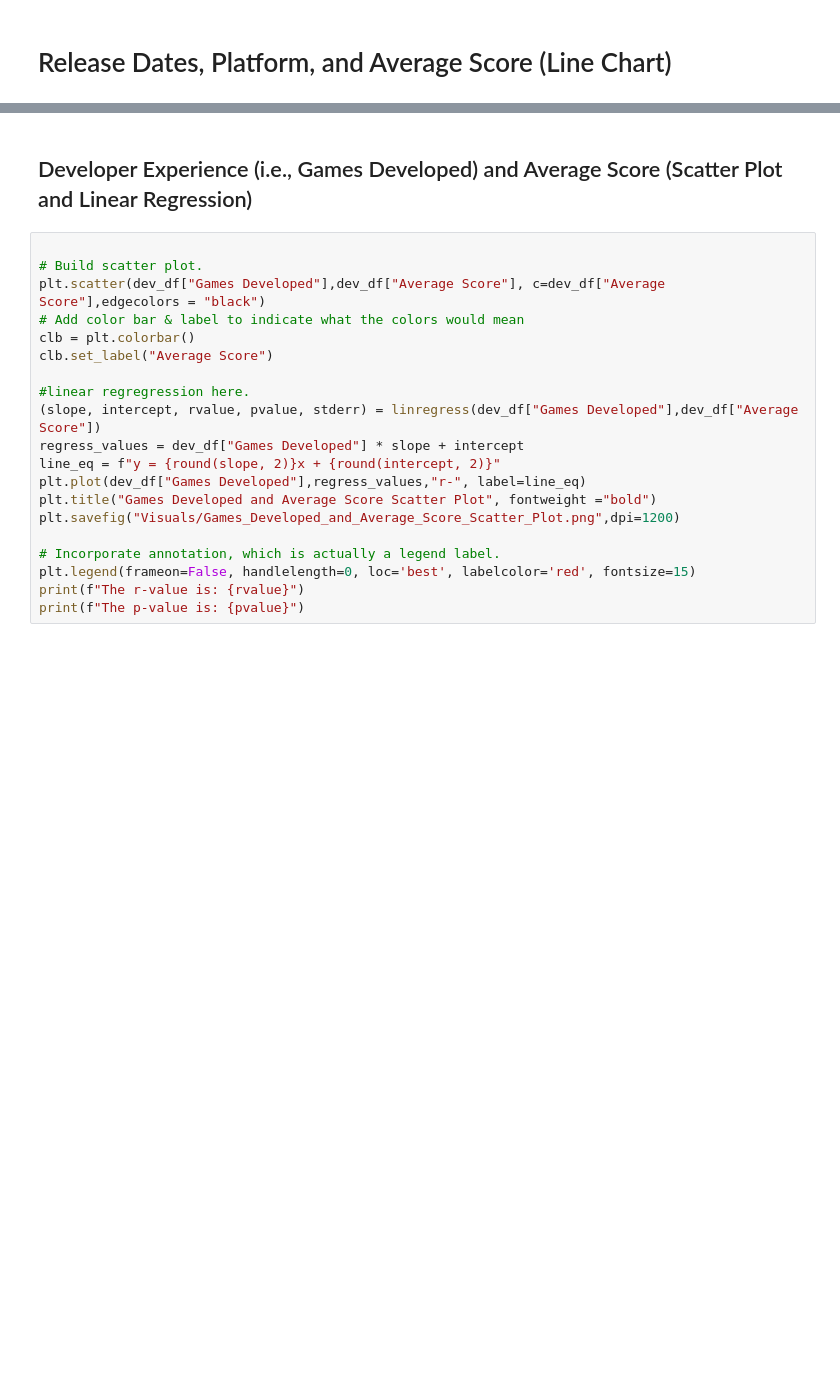
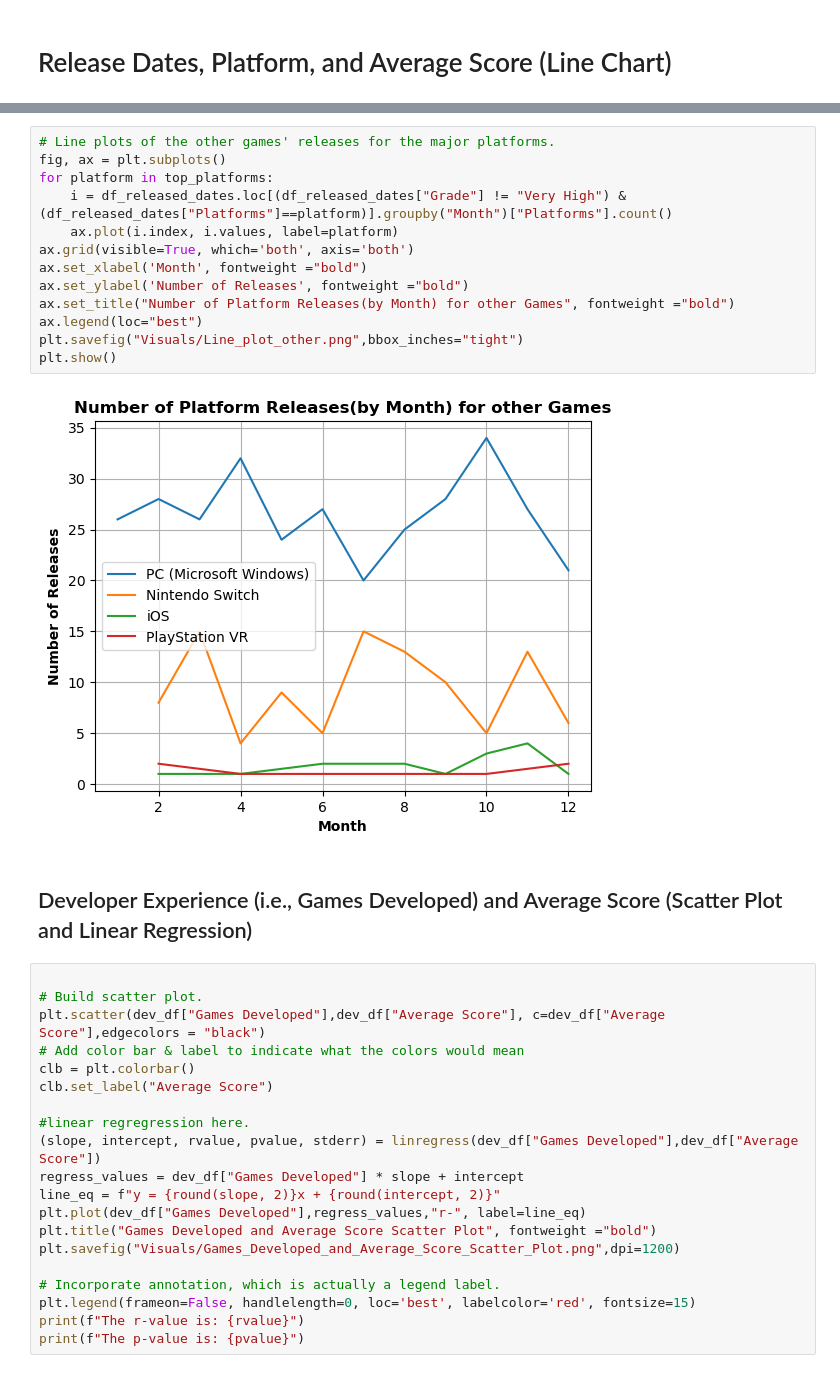
Before and after one commit to nlabern/Project_1_Steam_PC_, a Jupyter notebook: Data-analysis.ipynb, the cells around one changed output, grey strips where cells are left out. Saved outputs shown, nothing was run; the diff lists cells and outputs as text; blank space fills up the shorter version.

```diff
--- a/Data-analysis.ipynb
+++ b/Data-analysis.ipynb
@@ -435,3 +537,18 @@ plt.legend(loc='best') along with the other elements.
+# %%
+# Line plots of the other games' releases for the major platforms.
+fig, ax = plt.subplots()
+for platform in top_platforms:
+    i = df_released_dates.loc[(df_released_dates["Grade"] != "Very High") & (df_released_dates["Platforms"]==platform)].groupby("Month")["Platforms"].count()
+    ax.plot(i.index, i.values, label=platform)
+ax.grid(visible=True, which='both', axis='both')
+ax.set_xlabel('Month', fontweight ="bold")
+ax.set_ylabel('Number of Releases', fontweight ="bold")
+ax.set_title("Number of Platform Releases(by Month) for other Games", fontweight ="bold")
+ax.legend(loc="best")
+plt.savefig("Visuals/Line_plot_other.png",bbox_inches="tight")
+plt.show()
+# %% [output]
+[figure, added]
 # %% [markdown]
 ## Developer Experience (i.e., Games Developed) and Average Score (Scatter Plot and Linear Regression)
 # %%
```
Also changed, not shown: parts of 22 cells of this notebook, 5 other files.
